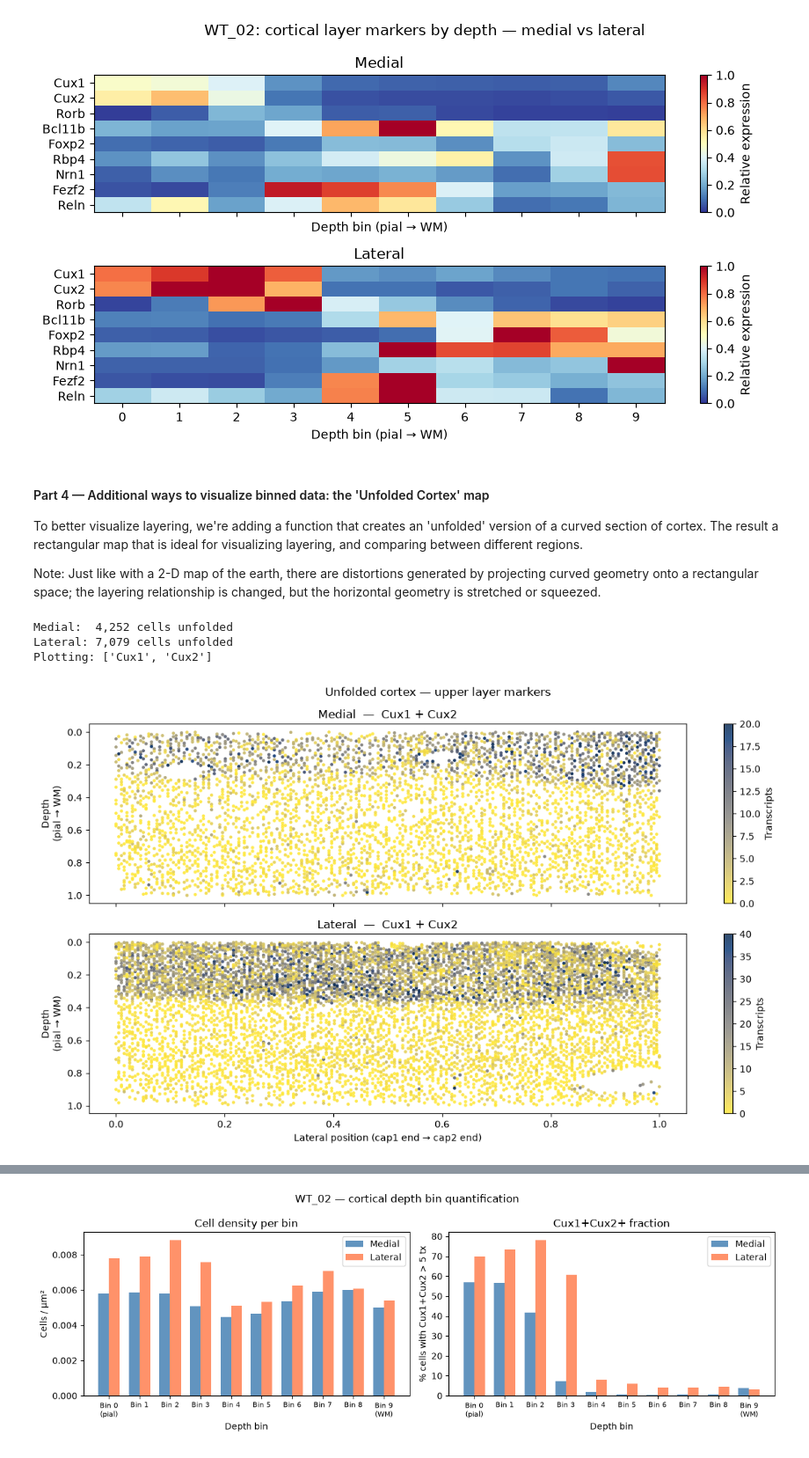
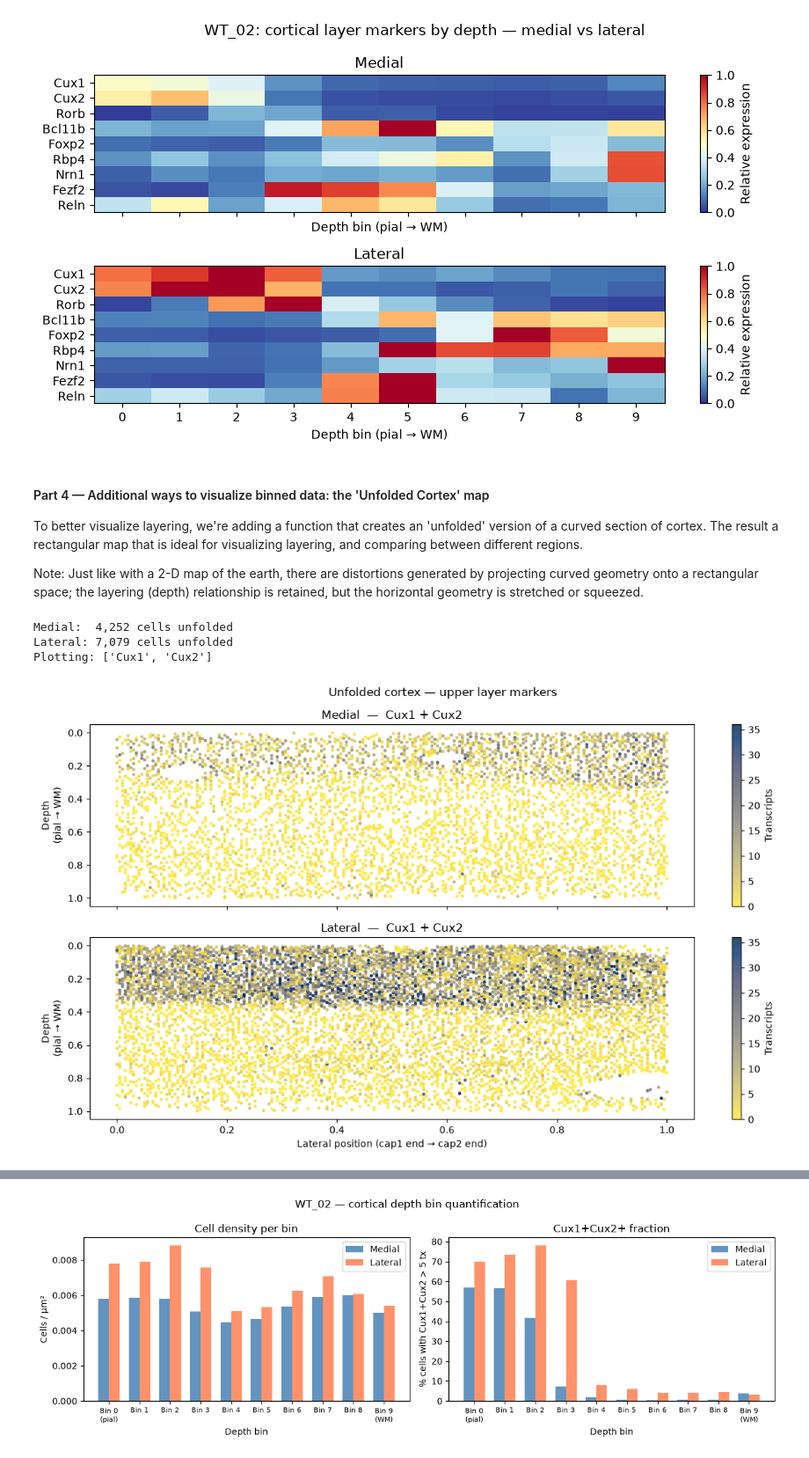
Before and after one commit to maynardt/platpy, a Jupyter notebook: vignettes/Vignette_06_.spatial_analysis_tools.ipynb, the cells around one changed output, grey strips where cells are left out. Shown at 88% size. Saved outputs shown, nothing was run; the diff lists cells and outputs as text; code cells hidden in the pictures.

```diff
--- a/vignettes/Vignette_06_.spatial_analysis_tools.ipynb
+++ b/vignettes/Vignette_06_.spatial_analysis_tools.ipynb
@@ -385,8 +385,8 @@ layer_markers = ['Cux1', 'Cux2', 'Rorb', 'Bcl11b', 'Foxp2', 'Rbp4', 'Nrn1', 'Fez
 ## Create a heat-map of mean expression per bin for the list of markers.
 ## This is standard scanpy, but we've included a small helper function bin_expression_matrix()
 ## for this common workflow procedure.
-e_med, bin_keys = bin_expression_matrix(adata_med, layer_markers, bin_col="depth_bin")
-e_lat, _        = bin_expression_matrix(adata_lat, layer_markers, bin_col="depth_bin")
+e_med, bin_keys, used_markers = bin_expression_matrix(adata_med, layer_markers, bin_col="depth_bin")
+e_lat, _,        _             = bin_expression_matrix(adata_lat, layer_markers, bin_col="depth_bin")
 n_bins = len(bin_keys)
 
 # Normalize each gene to its global max across both strips so scales are comparable.
@@ -406,8 +406,8 @@ for ax, expr_norm, title in zip(axes, [e_med_norm, e_lat_norm], ["Medial", "Late
     fig.colorbar(im, ax=ax, label="Relative expression")
     ax.set_xticks(range(n_bins))
     #ax.set_xticklabels(bin_labels)
-    ax.set_yticks(range(len(layer_markers)))
-    ax.set_yticklabels(layer_markers)
+    ax.set_yticks(range(len(used_markers)))
+    ax.set_yticklabels(used_markers)
     ax.set_xlabel("Depth bin (pial → WM)")
     ax.set_title(title)
 
@@ -424,8 +424,8 @@ version of a curved section of cortex. The result a rectangular map that is idea
 for visualizing layering, and comparing between different regions.
 
 Note: Just like with a 2-D map of the earth, there are distortions generated by
-projecting curved geometry onto a rectangular space; the layering relationship is
-changed, but the horizontal geometry is stretched or squeezed.
+projecting curved geometry onto a rectangular space; the layering (depth) relationship is
+retained, but the horizontal geometry is stretched or squeezed.
 # %%
 ## Use the 'unfold_cortex' function to generate a map of cortical cells assigned to each layer.
 from platpy.spatial_tools import unfold_cortex
@@ -442,33 +442,38 @@ plot_genes = [g for g in ['Cux1', 'Cux2'] if g in adata_ctx.var_names]
 print(f"Plotting: {plot_genes}")
 
 def get_expr_sum(adata_u, genes):
     return np.asarray(adata_u[:, genes].X.sum(axis=1)).flatten()
 
+# Shared color scale so medial and lateral panels are directly comparable.
+vmax = np.percentile(
+    np.concatenate([get_expr_sum(adata_med_u, plot_genes), get_expr_sum(adata_lat_u, plot_genes)]),
+    99
+)
+
 fig, axes = plt.subplots(2, 1, figsize=(12, 7), sharex=True)
 for ax, adata_u, title in zip(axes,
                                [adata_med_u, adata_lat_u],
                                ['Medial', 'Lateral']):
     expr = get_expr_sum(adata_u, plot_genes)
-    vmax = np.percentile(expr, 99)
     sc = ax.scatter(
         adata_u.obs['lat_coord'],
         adata_u.obs['depth_coord'],
         c=expr, cmap='cividis_r', s=6, alpha=0.8,
         vmin=0, vmax=vmax, rasterized=True
     )
     ax.invert_yaxis()          # pial at top, WM at bottom
     ax.set_ylabel('Depth\n(pial → WM)')
     ax.set_title(f'{title}  —  {" + ".join(plot_genes)}')
     ax.set_aspect('auto')
     plt.colorbar(sc, ax=ax, label='Transcripts')
 
 axes[-1].set_xlabel('Lateral position (cap1 end → cap2 end)')
 plt.suptitle('Unfolded cortex — upper layer markers')
 plt.tight_layout()
 plt.show()
 # %% [output]
 Medial:  4,252 cells unfolded
 Lateral: 7,079 cells unfolded
 Plotting: ['Cux1', 'Cux2']
-[figure, old version]
+[figure, new version]
 # %% [markdown]
```
Also changed, not shown: parts of 11 cells of this notebook, 13 other files.
